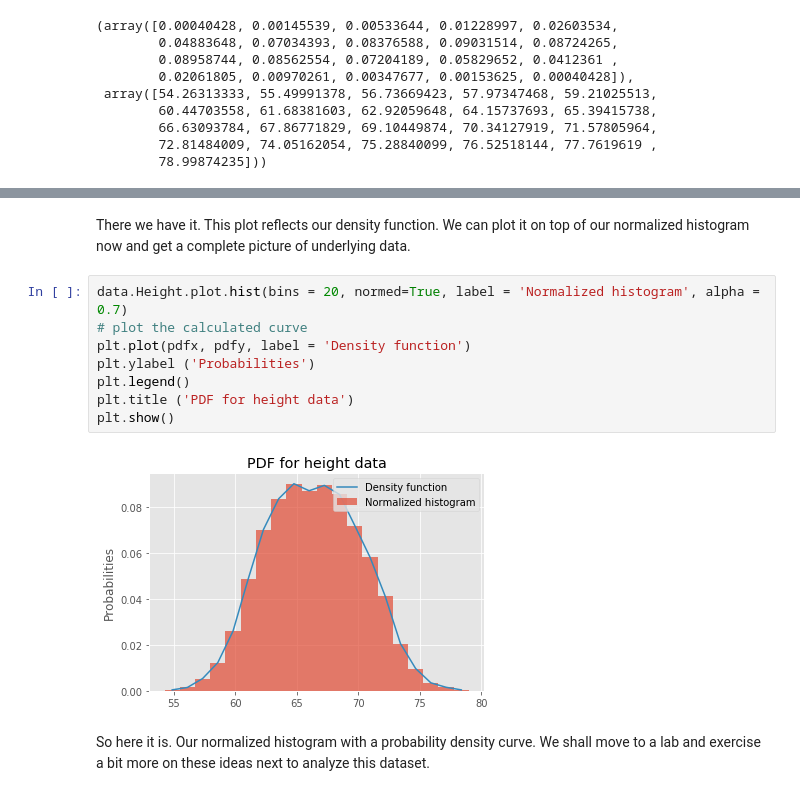
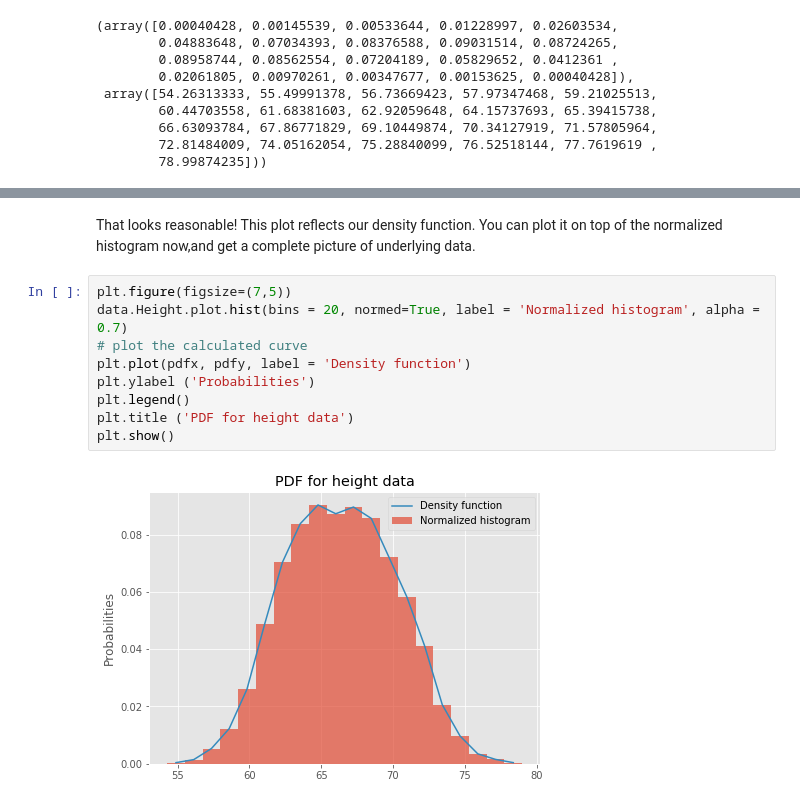
Before and after one commit to learn-co-curriculum/dsc-probability-density-function, a Jupyter notebook: index.ipynb, the cells around one changed output, grey strips where cells are left out. Cells and saved outputs as stored; diff of their text form.

```diff
--- a/index.ipynb
+++ b/index.ipynb
@@ -213,15 +237,14 @@ plt.plot(pdfx, pdfy)
 [figure]
 # %% [markdown]
-There we have it. This plot reflects our density function. We can plot it on top of our normalized histogram now and get a complete picture of underlying data.
+That looks reasonable! This plot reflects our density function. You can plot it on top of the normalized histogram now,and get a complete picture of underlying data.
 # %%
+plt.figure(figsize=(7,5))
 data.Height.plot.hist(bins = 20, normed=True, label = 'Normalized histogram', alpha = 0.7)
 # plot the calculated curve
 plt.plot(pdfx, pdfy, label = 'Density function')
 plt.ylabel ('Probabilities')
 plt.legend()
 plt.title ('PDF for height data')
 plt.show()
 # %% [output]
-[figure, old version]
+[figure, new version]
-# %% [markdown]
-So here it is. Our normalized histogram with a probability density curve. We shall move to a lab and exercise a bit more on these ideas next to analyze this dataset.
```
Also changed, not shown: parts of 27 cells of this notebook, 14 other files.
